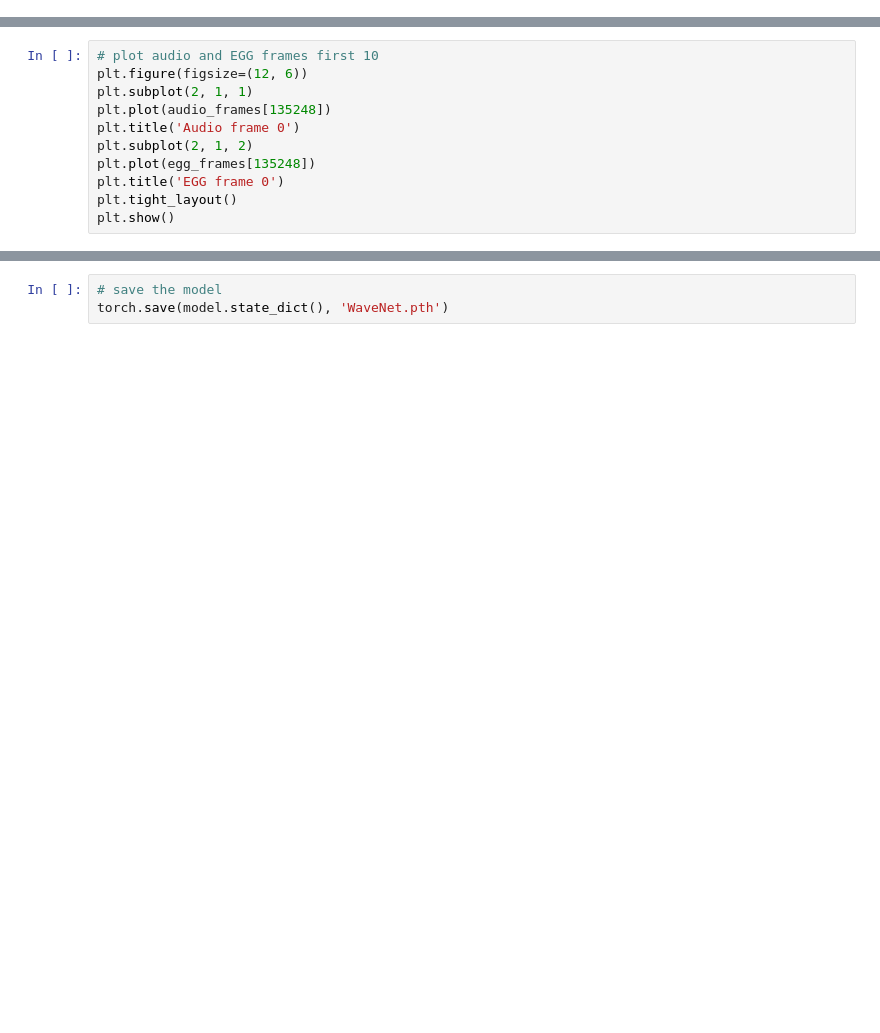
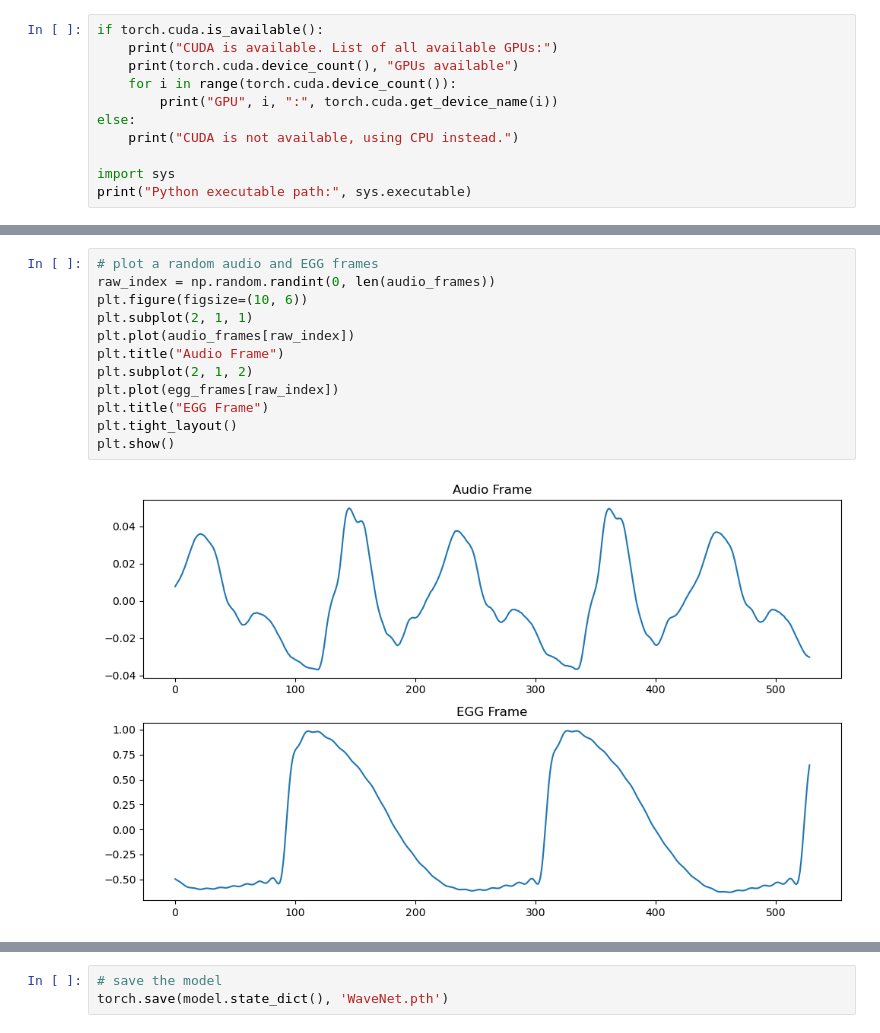
Before and after one commit to ChuanCh/A2E, a Jupyter notebook: WaveNet_train.ipynb, the cells around one changed output, grey strips where cells are left out. Drawn from its saved outputs; the diff is of its cells as text; blank space fills up the shorter version.

```diff
--- a/WaveNet_train.ipynb
+++ b/WaveNet_train.ipynb
@@ -24,0 +27,11 @@ device = torch.device('cuda' if torch.cuda.is_available() else 'cpu')
+# %%
+if torch.cuda.is_available():
+    print("CUDA is available. List of all available GPUs:")
+    print(torch.cuda.device_count(), "GPUs available")
+    for i in range(torch.cuda.device_count()):
+        print("GPU", i, ":", torch.cuda.get_device_name(i))
+else:
+    print("CUDA is not available, using CPU instead.")
+
+import sys
+print("Python executable path:", sys.executable)
@@ -155,12 +208,15 @@ print(audio_frames.shape)
 # %%
-# plot audio and EGG frames first 10
-plt.figure(figsize=(12, 6))
+# plot a random audio and EGG frames
+raw_index = np.random.randint(0, len(audio_frames))
+plt.figure(figsize=(10, 6))
 plt.subplot(2, 1, 1)
-plt.plot(audio_frames[135248])
-plt.title('Audio frame 0')
+plt.plot(audio_frames[raw_index])
+plt.title("Audio Frame")
 plt.subplot(2, 1, 2)
-plt.plot(egg_frames[135248])
-plt.title('EGG frame 0')
+plt.plot(egg_frames[raw_index])
+plt.title("EGG Frame")
 plt.tight_layout()
 plt.show()
+# %% [output]
+[figure, added]
 # %%
```
Also changed, not shown: parts of 16 cells of this notebook, 26 other files.
